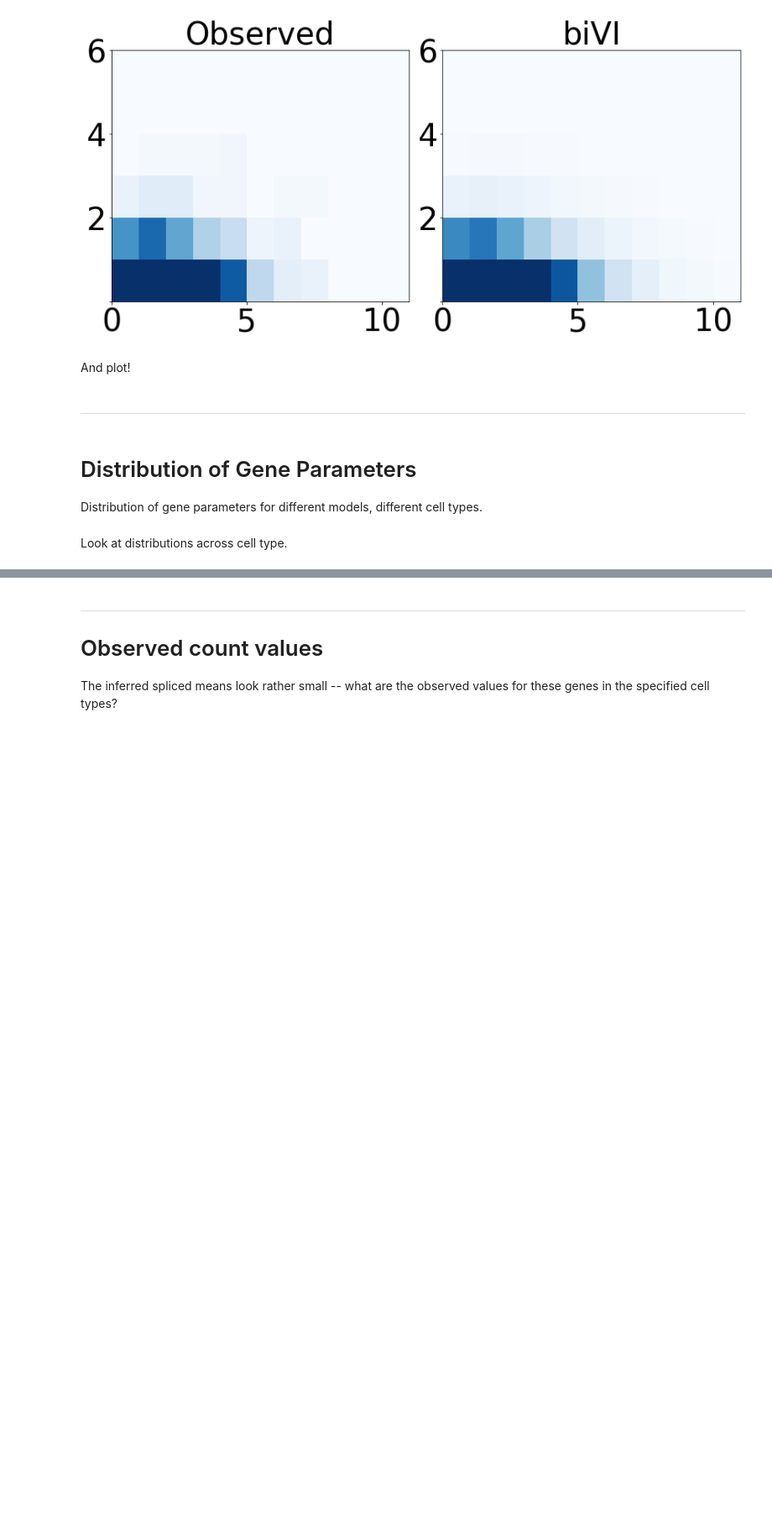
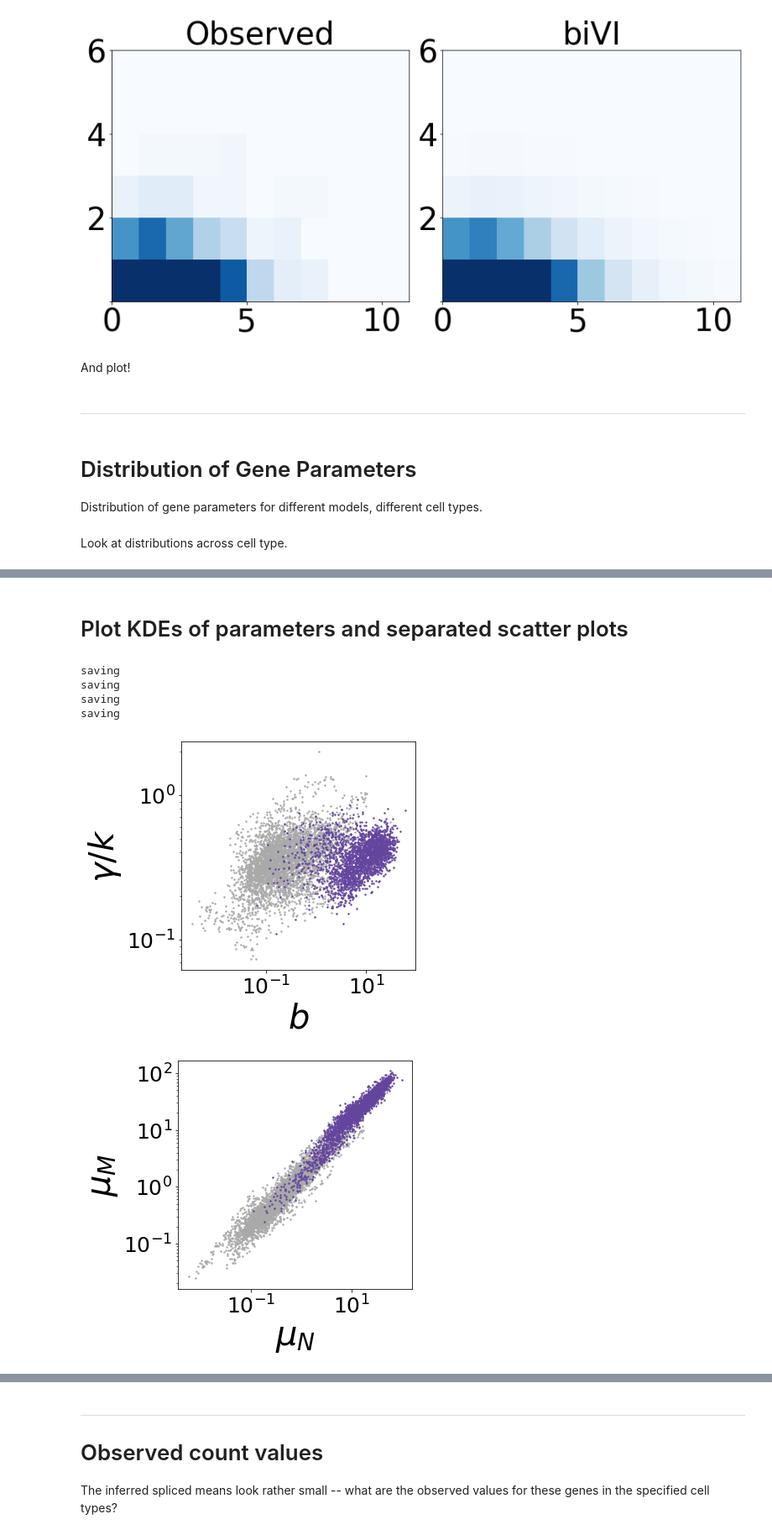
Before and after one commit to pachterlab/CGCCP_2023, a Jupyter notebook: Code/Preprint/Analysis4_Allen_Distributions.ipynb, the cells around one changed output, grey strips where cells are left out. Shown at 84% size. Drawn from its saved outputs; the diff is of its cells as text; code cells hidden in the pictures; blank space fills up the shorter version.

```diff
--- a/Code/Preprint/Analysis4_Allen_Distributions.ipynb
+++ b/Code/Preprint/Analysis4_Allen_Distributions.ipynb
@@ -491,0 +497,2 @@ L6 CT
+# %% [markdown]
+# Plot KDEs of parameters and separated scatter plots
@@ -491,0 +550,16 @@ L6 CT
+# %%
+plot_param_scatter('Rorb','L5 IT', means = False, cmap = plt.get_cmap('Purples'),
+                   save_name = 'Rorb_biVI_b_gamma_scatter')
+plot_param_scatter('Rorb','L5 IT', means = True, cmap = plt.get_cmap('Purples'),
+                   save_name = 'Rorb_biVI_means_scatter')
+plot_param_scatter('Foxp2','L6 CT', means = False, cmap = plt.get_cmap('Blues'),
+                   save_name = 'Foxp2_biVI_b_gamma_scatter')
+plot_param_scatter('Foxp2','L6 CT', means = True, cmap = plt.get_cmap('Blues'),
+                   save_name = 'Foxp2_biVI_means_scatter')
+# %% [output]
+saving
+saving
+saving
+saving
+[figure, added]
+[figure, added]
```
Also changed, not shown: parts of 19 cells of this notebook, 14 other files.
